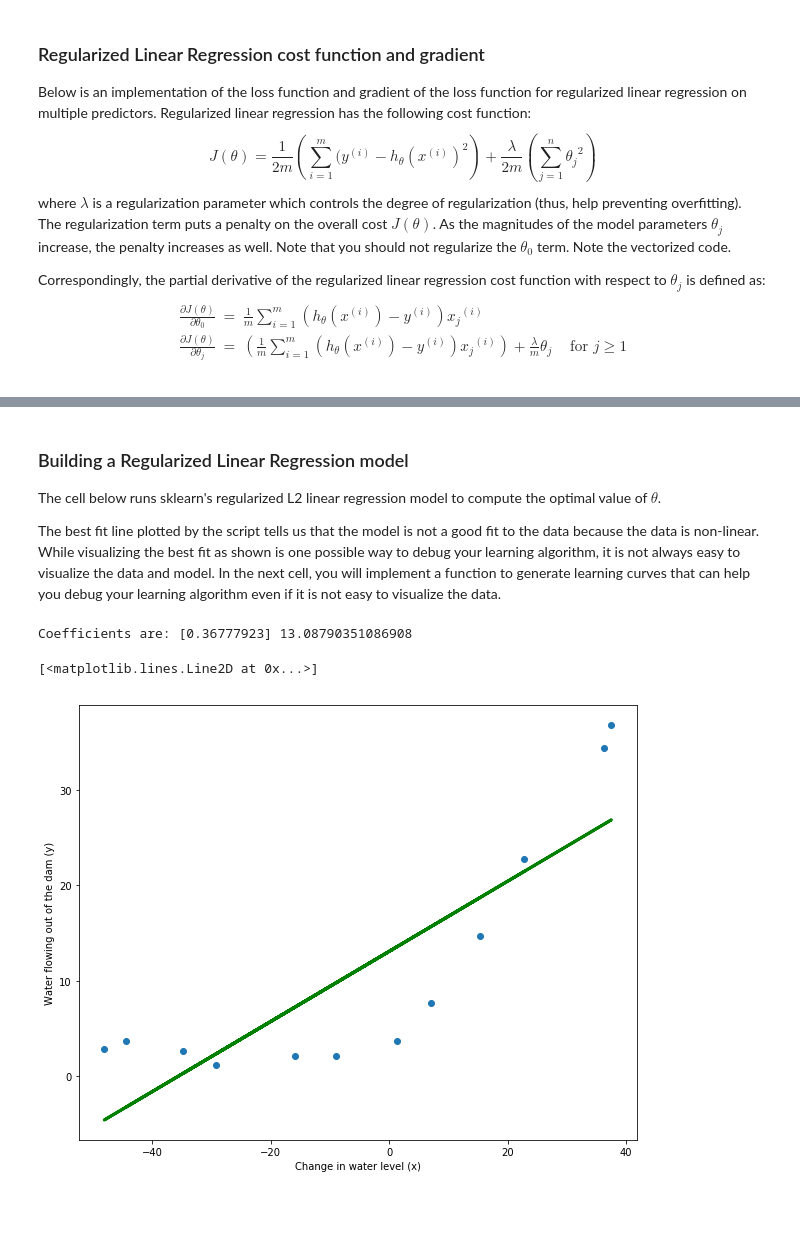
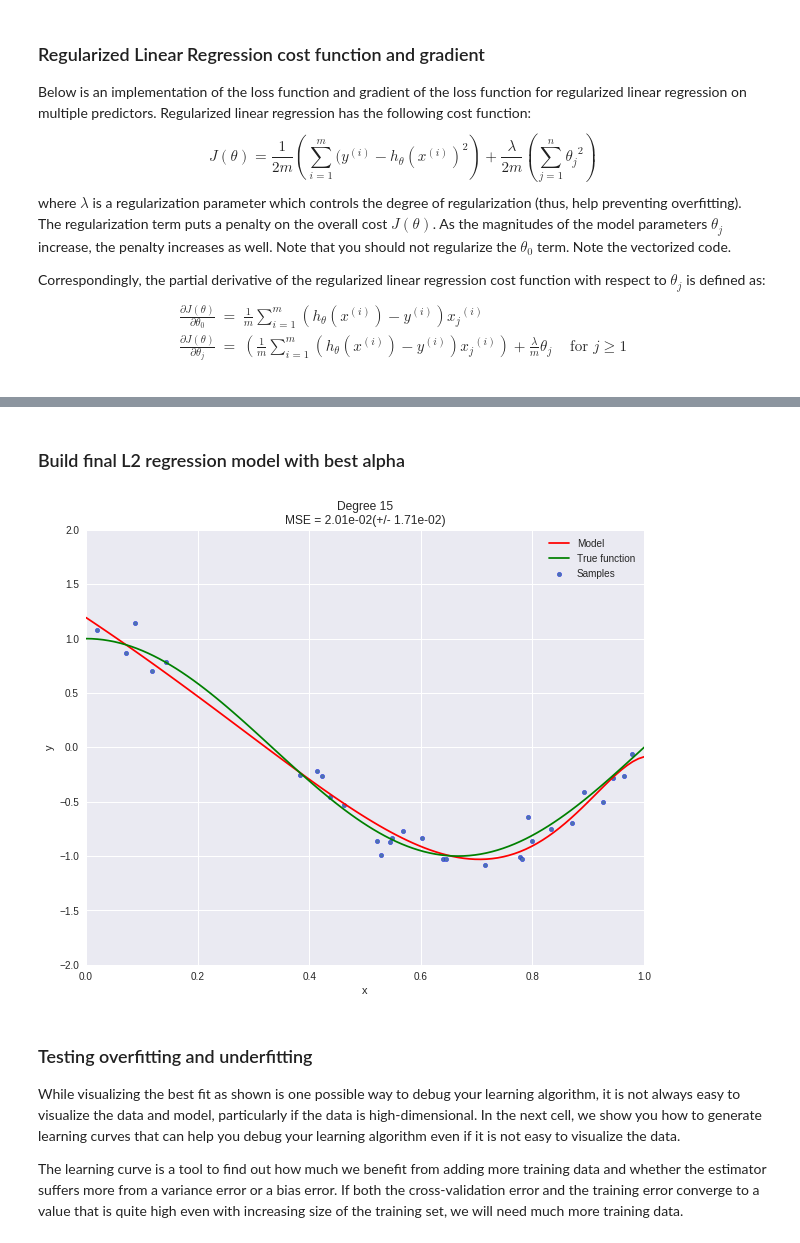
Before and after one commit to lordzero82/MLBootCamp, a Jupyter notebook: Python2/lab1/lab1_partB_new.ipynb, the cells around one changed output, grey strips where cells are left out. Cells and saved outputs as stored; diff of their text form; code cells hidden in the pictures; blank space fills up the shorter version.

```diff
--- a/Python2/lab1/lab1_partB_new.ipynb
+++ b/Python2/lab1/lab1_partB_new.ipynb
@@ -90,29 +138,41 @@ Text(0,0.5,u'Water flowing out of the dam (y)')
+# %% [markdown]
+### Build final L2 regression model with best alpha
+# %%
+# build the final model with the optimal alpha
+best_alpha = alphas[scores.index(min(scores))]
+
+polynomial_features = PolynomialFeatures(degree=15,
+                                             include_bias=False)
+ridge = Ridge(alpha=best_alpha)
+pipeline = Pipeline([("polynomial_features", polynomial_features),
+                         ("linear_regression", ridge)])
+pipeline.fit(X[:, np.newaxis], y)
+score = cross_val_score(pipeline, X[:, np.newaxis], y,
+                             scoring="neg_mean_squared_error", cv=10)
+
+# plot the fit on a new test set
+X_test = np.linspace(0, 1, 100)
+plt.plot(X_test, pipeline.predict(X_test[:, np.newaxis]), label="Model",color='r')
+plt.plot(X_test, true_fun(X_test), label="True function",color='g')
+plt.scatter(X, y, edgecolor='b', s=20, label="Samples")
+plt.xlabel("x")
+plt.ylabel("y")
+plt.xlim((0, 1))
+plt.ylim((-2, 2))
+plt.legend(loc="best")
+plt.title("Degree {}\nMSE = {:.2e}(+/- {:.2e})".format(
+        15, -score.mean(), score.std()))
+plt.show()
+# %% [output]
+[figure, added]
 # %% [markdown]
-### Building a Regularized Linear Regression model
+### Testing overfitting and underfitting
 
-The cell below runs sklearn's regularized L2 linear regression model to compute the optimal value
-of $\theta$.
-
-The best fit line plotted by the script  tells us that the model is
-not a good fit to the data because the data is non-linear. While
+While
 visualizing the best fit as shown is one possible way to debug your learning
-algorithm, it is not always easy to visualize the data and model. In the next
-cell, you will implement a function to generate learning curves that can
+algorithm, it is not always easy to visualize the data and model, particularly if the data is high-dimensional. In the next
+cell, we show you how to generate learning curves that can
 help you debug your learning algorithm even if it is not easy to visualize the
 data.
+
+The learning curve is a tool to find out how much we benefit from adding more training data and whether the estimator suffers more from a variance error or a bias error. If both the cross-validation error and the training error converge to a value that is quite high even with increasing size of the training set, we will need  much more training data.
-# %%
-from sklearn import linear_model
-
-lr = linear_model.Ridge(alpha=0.0)
-lr.fit(X.reshape(-1,1),y)
-
-print "Coefficients are:", lr.coef_, lr.intercept_
-# plot fit over data and show it
-plt.scatter(X,y)
-plt.xlabel('Change in water level (x)')
-plt.ylabel('Water flowing out of the dam (y)')
-plt.plot(X,lr.predict(X.reshape(-1,1)),'g-',linewidth=3)
-# %% [output]
-Coefficients are: [0.36777923] 13.08790351086908
-[<matplotlib.lines.Line2D at 0x...>]
-[figure, removed]
```
Also changed, not shown: parts of 27 cells of this notebook, 19 other files.
